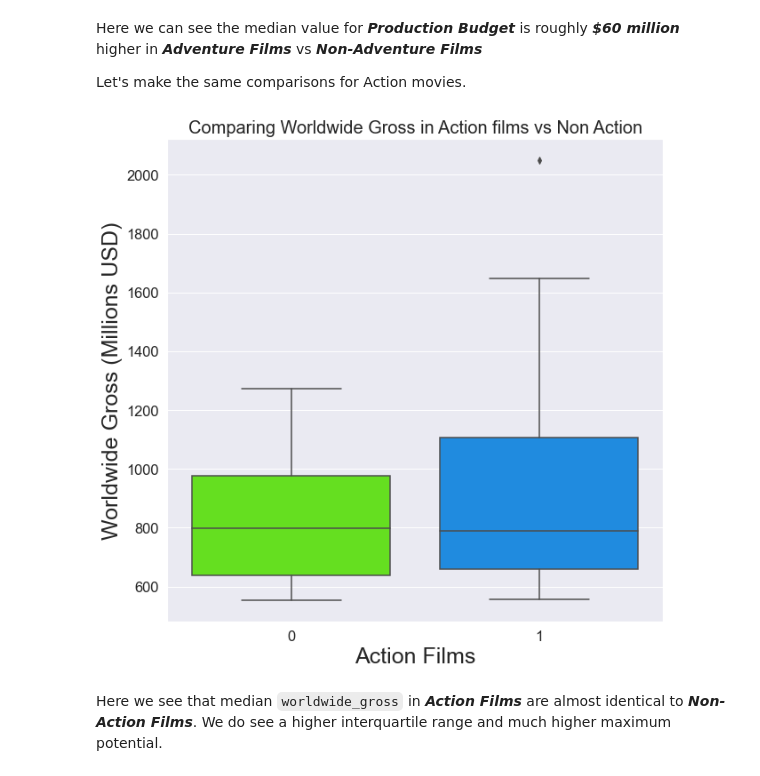
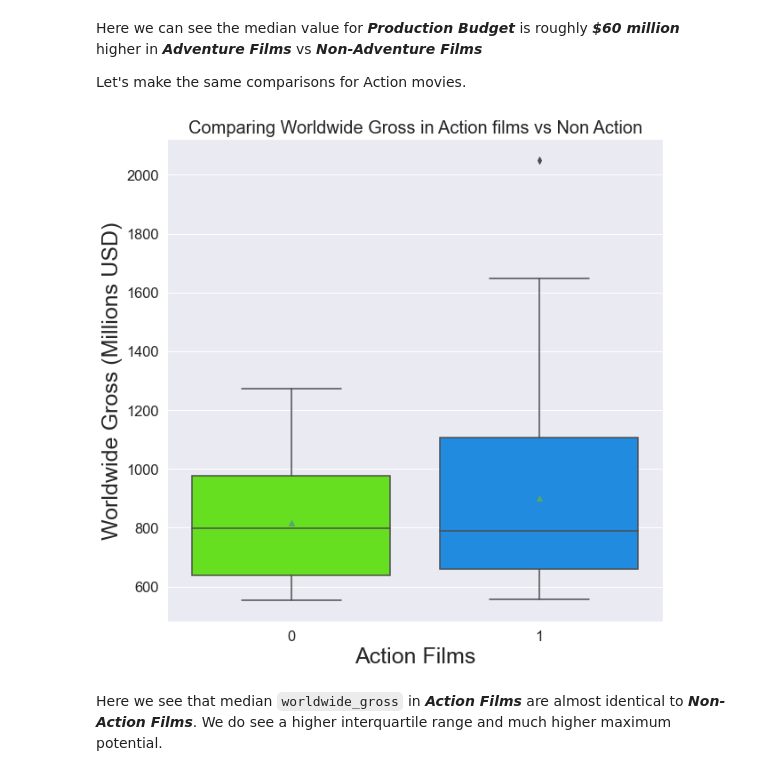
Before and after one commit to rustyb08/phase_1_project, a Jupyter notebook: Microsoft Original Content.ipynb, the cells around one changed output. Cells and saved outputs as stored; diff of their text form; code cells hidden in the pictures.

```diff
--- a/Microsoft Original Content.ipynb
+++ b/Microsoft Original Content.ipynb
@@ -870,24 +870,24 @@ Let's make the same comparisons for Action movies.
 # %%
 # Create a plot and set the size.
 plt.figure(figsize=(10,10))
 
 # Increase the size of the scale text.
 sns.set(font_scale=1.5)
 
 # Plot the data
 sns.boxplot(x=top_100_movies['Action'],
-            y=top_100_movies['worldwide_gross']/1000000, palette='gist_rainbow')
+            y=top_100_movies['worldwide_gross']/1000000, palette='gist_rainbow', showmeans=True)
 
 # Set the barplot's title.
 plt.title('Comparing Worldwide Gross in Action films vs Non Action', fontsize=20)
 
 # Label the y-axis
 plt.ylabel('Worldwide Gross (Millions USD)', fontsize=25)
 
 # Label the x-axis
 plt.xlabel('Action Films', fontsize=25);
 # %% [output]
-[figure, old version]
+[figure, new version]
 # %% [markdown]
 Here we see that median `worldwide_gross` in ***Action Films*** are almost identical to ***Non-Action Films***.  We do see a higher interquartile range and much higher maximum potential.
 # %%
```
Also changed, not shown: parts of 16 cells of this notebook.
